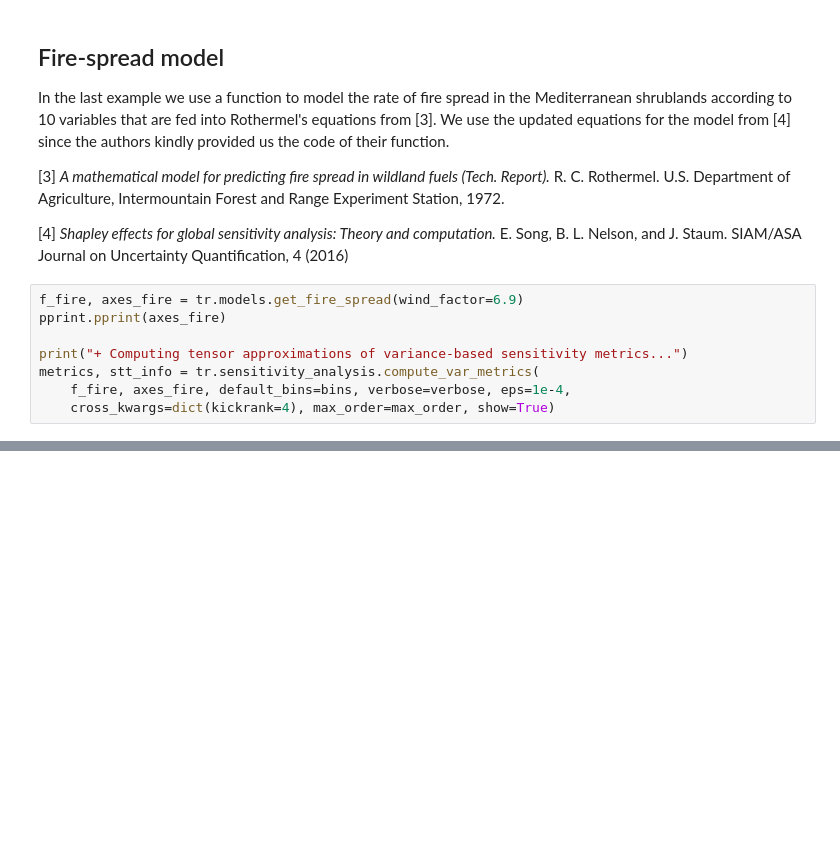
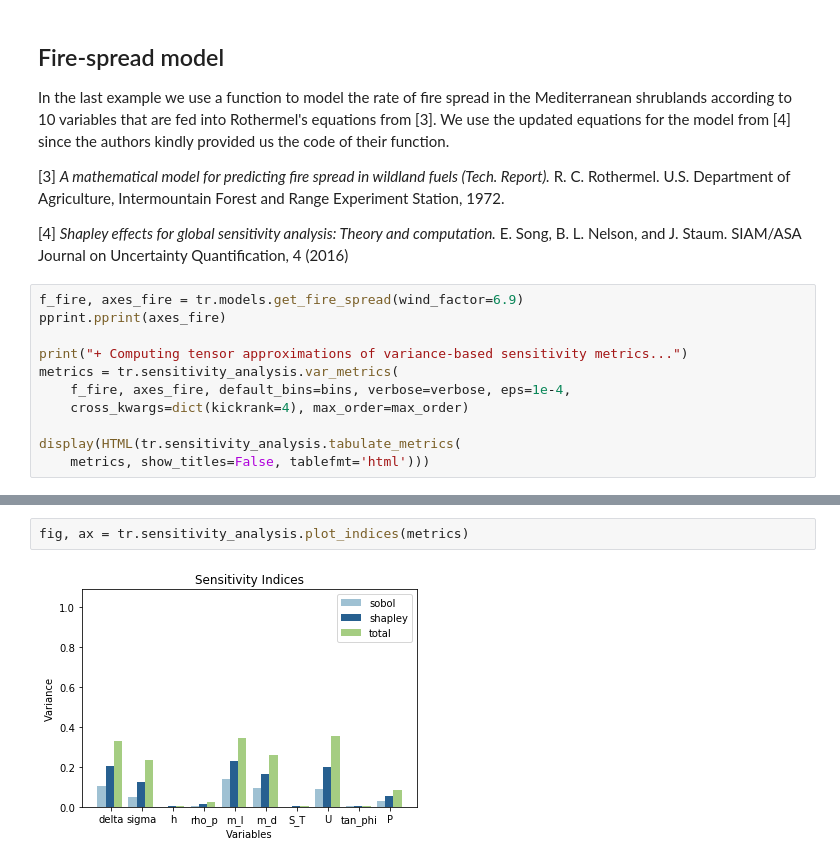
Before and after one commit to rballester/ttrecipes, a Jupyter notebook: examples/sensitivity_analysis/Sensitivity Analysis Examples.ipynb, the cells around one changed output, grey strips where cells are left out. Saved outputs shown, nothing was run; the diff lists cells and outputs as text; blank space fills up the shorter version.

```diff
--- a/examples/sensitivity_analysis/Sensitivity Analysis Examples.ipynb
+++ b/examples/sensitivity_analysis/Sensitivity Analysis Examples.ipynb
@@ -271,9 +478,12 @@ f_fire, axes_fire = tr.models.get_fire_spread(wind_factor=6.9)
 pprint.pprint(axes_fire)
 
 print("+ Computing tensor approximations of variance-based sensitivity metrics...")
-metrics, stt_info = tr.sensitivity_analysis.compute_var_metrics(
+metrics = tr.sensitivity_analysis.var_metrics(
     f_fire, axes_fire, default_bins=bins, verbose=verbose, eps=1e-4,
-    cross_kwargs=dict(kickrank=4), max_order=max_order, show=True)
+    cross_kwargs=dict(kickrank=4), max_order=max_order)
+
+display(HTML(tr.sensitivity_analysis.tabulate_metrics(
+    metrics, show_titles=False, tablefmt='html')))
 # %% [output]
 (('delta', None, None, ('lognorm', 2.19, 0.517)),
  ('sigma', None, (5.0, None), ('lognorm', 3.31, 0.294)),
@@ -294,0 +549,4 @@ metrics, stt_info = tr.sensitivity_analysis.compute_var_metrics(
+# %%
+fig, ax = tr.sensitivity_analysis.plot_indices(metrics)
+# %% [output]
+[figure, added]
```
Also changed, not shown: parts of 19 cells of this notebook, 8 other files.
